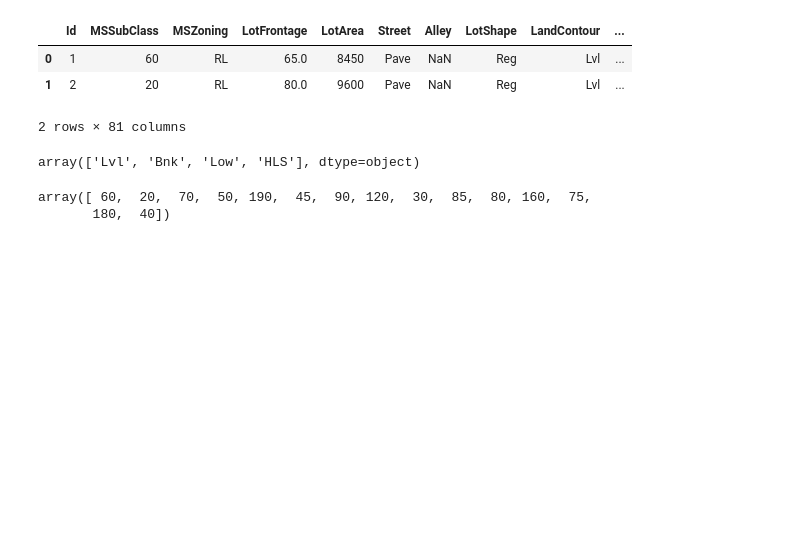
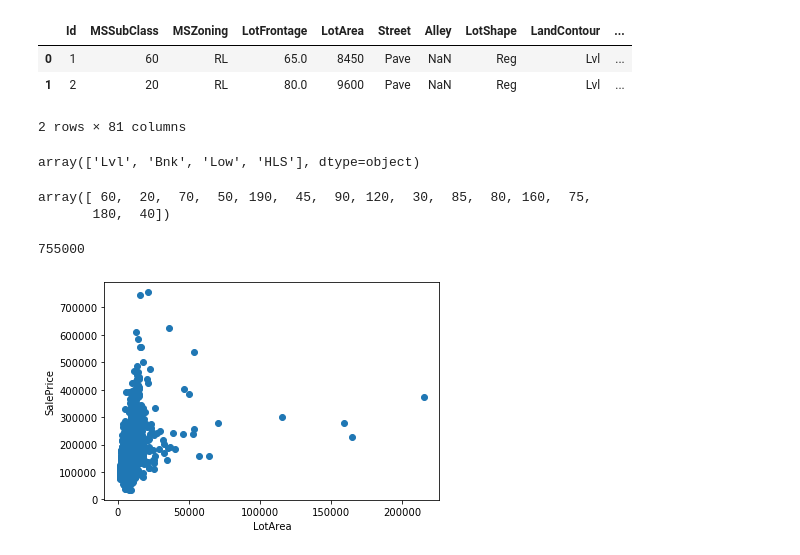
Before and after one commit to Max-Kloucek/kaggle_houseprices, a Jupyter notebook: basic-data-exploraton-sam.ipynb, the cells around one changed output. Drawn from its saved outputs; the diff is of its cells as text; code cells hidden in the pictures; blank space fills up the shorter version.

Commit message:
lot area vs sale price scatter - testing ssh key authentication

```diff
--- a/basic-data-exploraton-sam.ipynb
+++ b/basic-data-exploraton-sam.ipynb
@@ -65,3 +65,13 @@ train_data['MSSubClass'].unique()
 # %% [output]
 array([ 60,  20,  70,  50, 190,  45,  90, 120,  30,  85,  80, 160,  75,
        180,  40])
+# %%
+lotArea = train_data['LotArea']
+price = train_data['SalePrice']
+plt.scatter(lotArea, price)
+plt.xlabel('LotArea')
+plt.ylabel('SalePrice')
+print(max(price))
+# %% [output]
+755000
+[figure, added]
```
